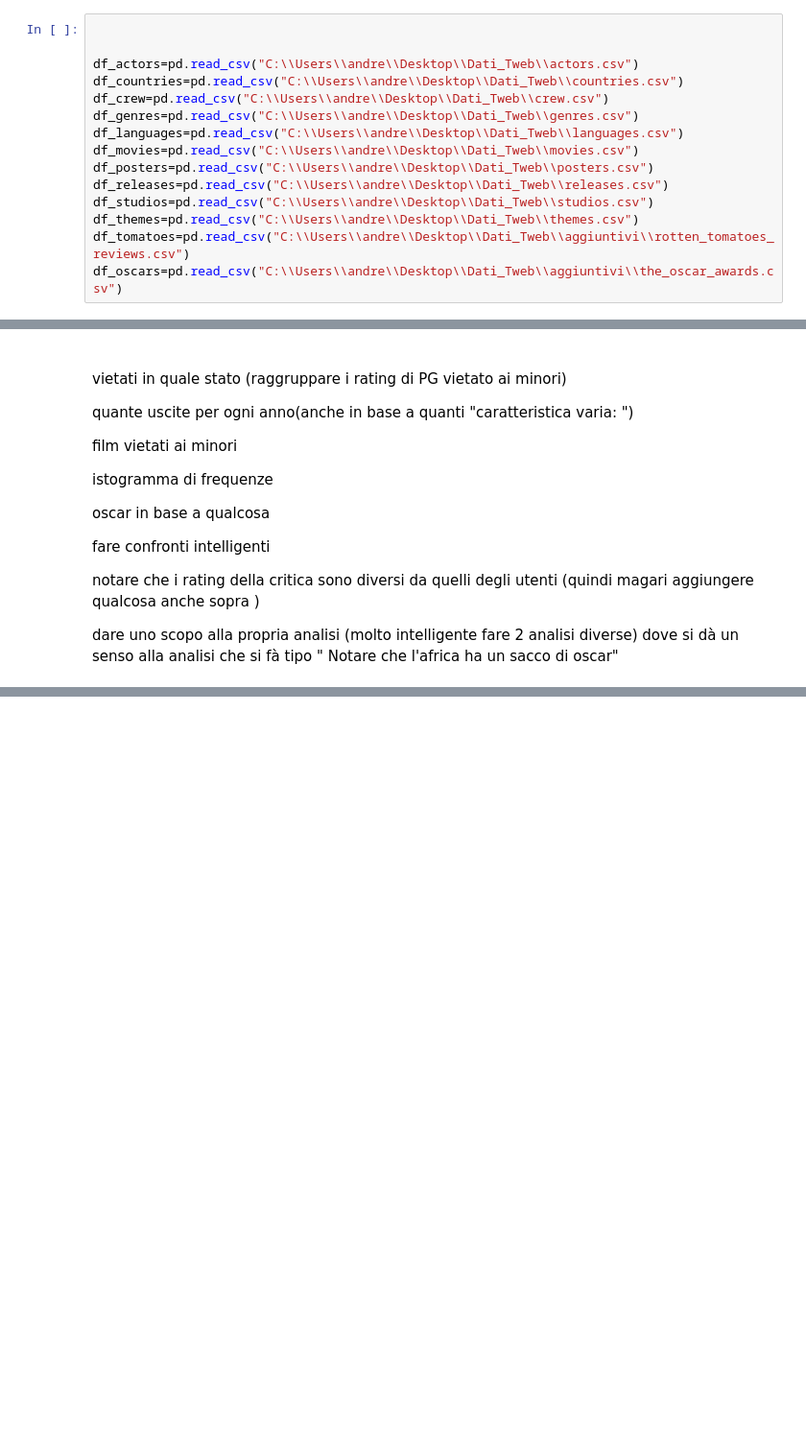
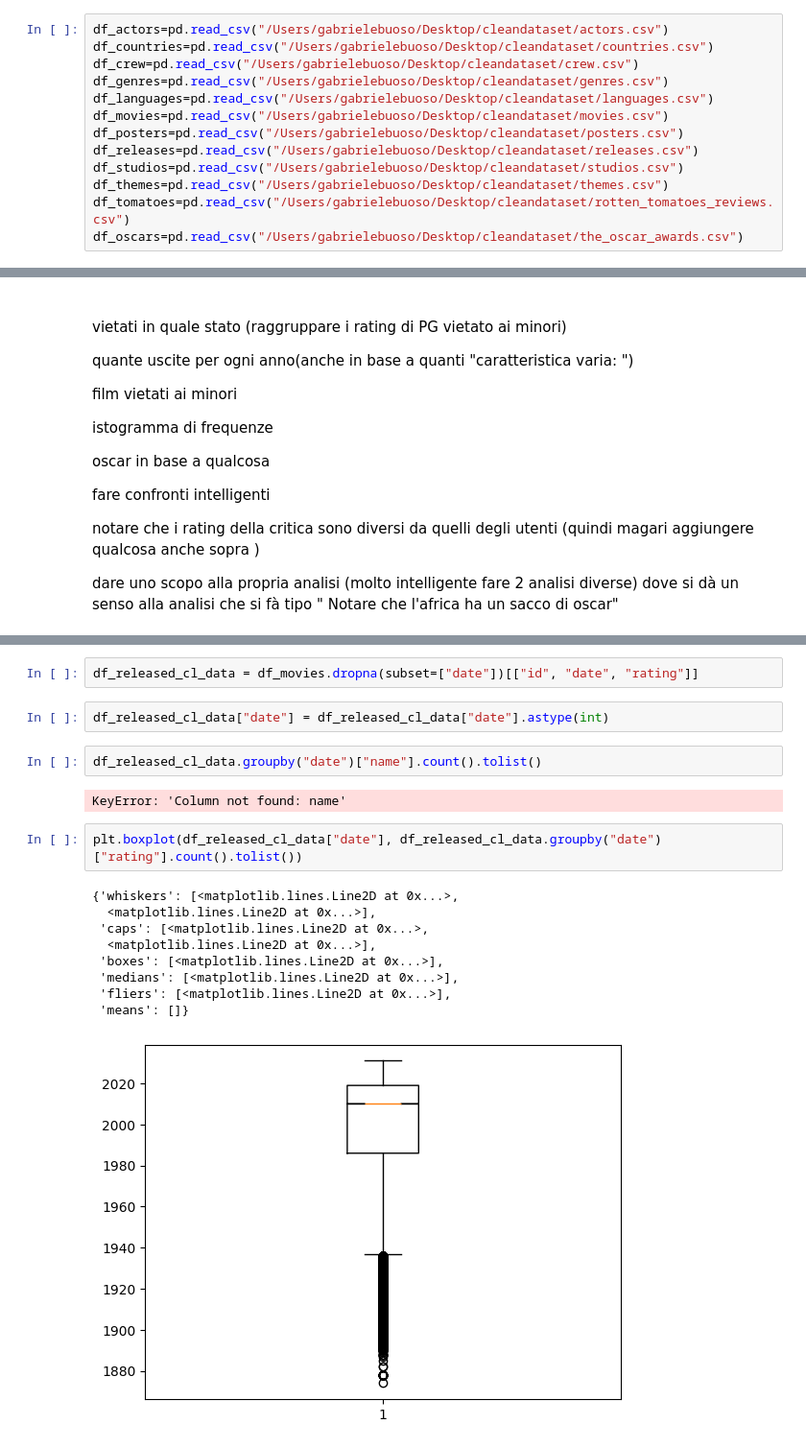
Before and after one commit to GabrieBu/freshcarrots, a Jupyter notebook: ium_Notebook/Cleaning.ipynb, the cells around one changed output, grey strips where cells are left out. Shown at 96% size. Drawn from its saved outputs; the diff is of its cells as text; blank space fills up the shorter version.

```diff
--- a/ium_Notebook/Cleaning.ipynb
+++ b/ium_Notebook/Cleaning.ipynb
@@ -7,20 +7,18 @@ import matplotlib.pyplot as plt
 import seaborn as sns
 import os
 # %%
-
-
-df_actors=pd.read_csv("C:\\Users\\andre\\Desktop\\Dati_Tweb\\actors.csv")
-df_countries=pd.read_csv("C:\\Users\\andre\\Desktop\\Dati_Tweb\\countries.csv")
-df_crew=pd.read_csv("C:\\Users\\andre\\Desktop\\Dati_Tweb\\crew.csv")
-df_genres=pd.read_csv("C:\\Users\\andre\\Desktop\\Dati_Tweb\\genres.csv")
-df_languages=pd.read_csv("C:\\Users\\andre\\Desktop\\Dati_Tweb\\languages.csv")
-df_movies=pd.read_csv("C:\\Users\\andre\\Desktop\\Dati_Tweb\\movies.csv")
-df_posters=pd.read_csv("C:\\Users\\andre\\Desktop\\Dati_Tweb\\posters.csv")
-df_releases=pd.read_csv("C:\\Users\\andre\\Desktop\\Dati_Tweb\\releases.csv")
-df_studios=pd.read_csv("C:\\Users\\andre\\Desktop\\Dati_Tweb\\studios.csv")
-df_themes=pd.read_csv("C:\\Users\\andre\\Desktop\\Dati_Tweb\\themes.csv")
-df_tomatoes=pd.read_csv("C:\\Users\\andre\\Desktop\\Dati_Tweb\\aggiuntivi\\rotten_tomatoes_reviews.csv")
-df_oscars=pd.read_csv("C:\\Users\\andre\\Desktop\\Dati_Tweb\\aggiuntivi\\the_oscar_awards.csv")
+df_actors=pd.read_csv("/Users/gabrielebuoso/Desktop/cleandataset/actors.csv")
+df_countries=pd.read_csv("/Users/gabrielebuoso/Desktop/cleandataset/countries.csv")
+df_crew=pd.read_csv("/Users/gabrielebuoso/Desktop/cleandataset/crew.csv")
+df_genres=pd.read_csv("/Users/gabrielebuoso/Desktop/cleandataset/genres.csv")
+df_languages=pd.read_csv("/Users/gabrielebuoso/Desktop/cleandataset/languages.csv")
+df_movies=pd.read_csv("/Users/gabrielebuoso/Desktop/cleandataset/movies.csv")
+df_posters=pd.read_csv("/Users/gabrielebuoso/Desktop/cleandataset/posters.csv")
+df_releases=pd.read_csv("/Users/gabrielebuoso/Desktop/cleandataset/releases.csv")
+df_studios=pd.read_csv("/Users/gabrielebuoso/Desktop/cleandataset/studios.csv")
+df_themes=pd.read_csv("/Users/gabrielebuoso/Desktop/cleandataset/themes.csv")
+df_tomatoes=pd.read_csv("/Users/gabrielebuoso/Desktop/cleandataset/rotten_tomatoes_reviews.csv")
+df_oscars=pd.read_csv("/Users/gabrielebuoso/Desktop/cleandataset/the_oscar_awards.csv")
 # %% [markdown]
 # Data Cleaning
 # %% [markdown]
@@ -889,0 +903,20 @@ dove si dà un senso alla analisi che si fà tipo " Notare che l'africa ha un sa
+# %%
+df_released_cl_data = df_movies.dropna(subset=["date"])[["id", "date", "rating"]]
+# %%
+df_released_cl_data["date"] = df_released_cl_data["date"].astype(int)
+# %%
+df_released_cl_data.groupby("date")["name"].count().tolist()
+# %% [output]
+KeyError: 'Column not found: name'
+# %%
+plt.boxplot(df_released_cl_data["date"], df_released_cl_data.groupby("date")["rating"].count().tolist())
+# %% [output]
+{'whiskers': [<matplotlib.lines.Line2D at 0x...>,
+  <matplotlib.lines.Line2D at 0x...>],
+ 'caps': [<matplotlib.lines.Line2D at 0x...>,
+  <matplotlib.lines.Line2D at 0x...>],
+ 'boxes': [<matplotlib.lines.Line2D at 0x...>],
+ 'medians': [<matplotlib.lines.Line2D at 0x...>],
+ 'fliers': [<matplotlib.lines.Line2D at 0x...>],
+ 'means': []}
+[figure, added]
```
Also changed, not shown: parts of 32 cells of this notebook.
